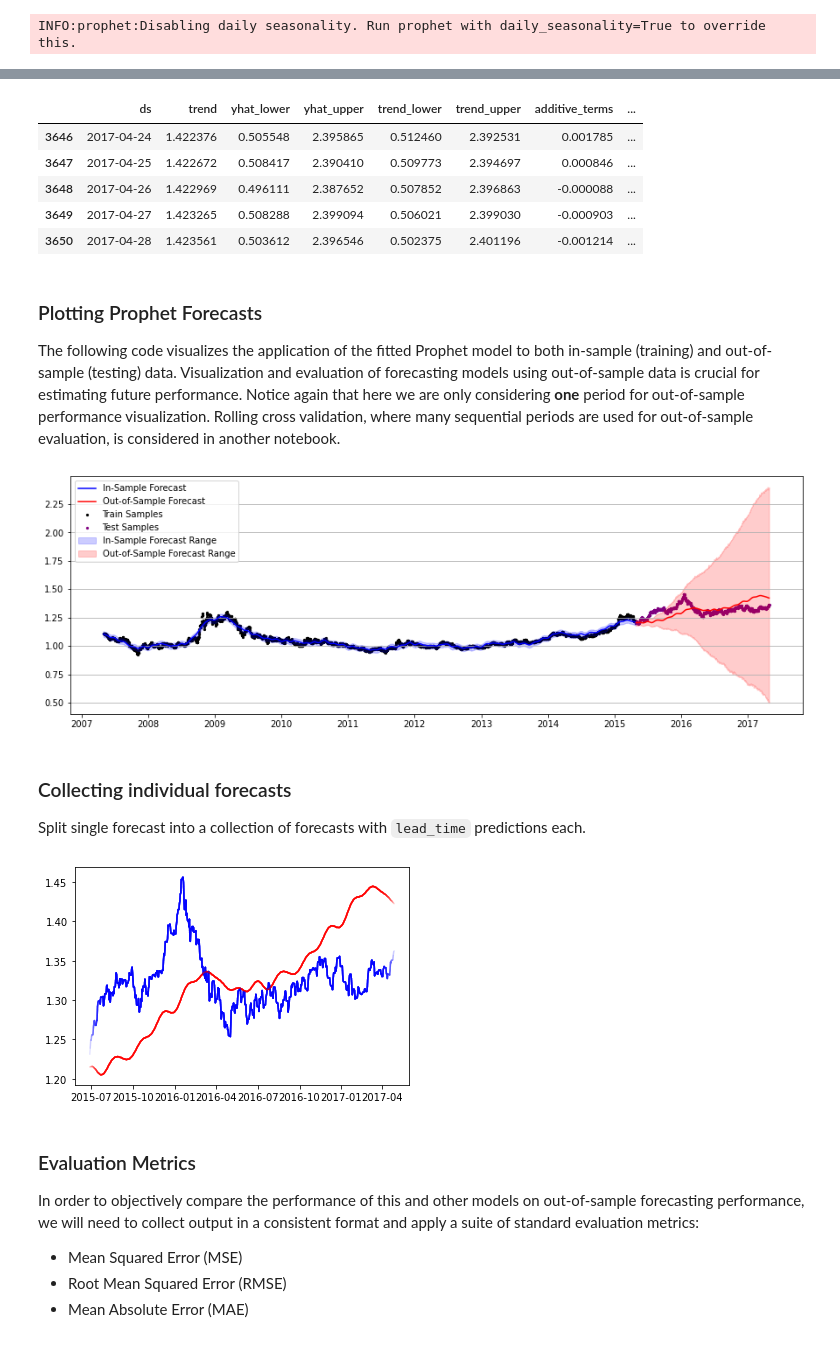
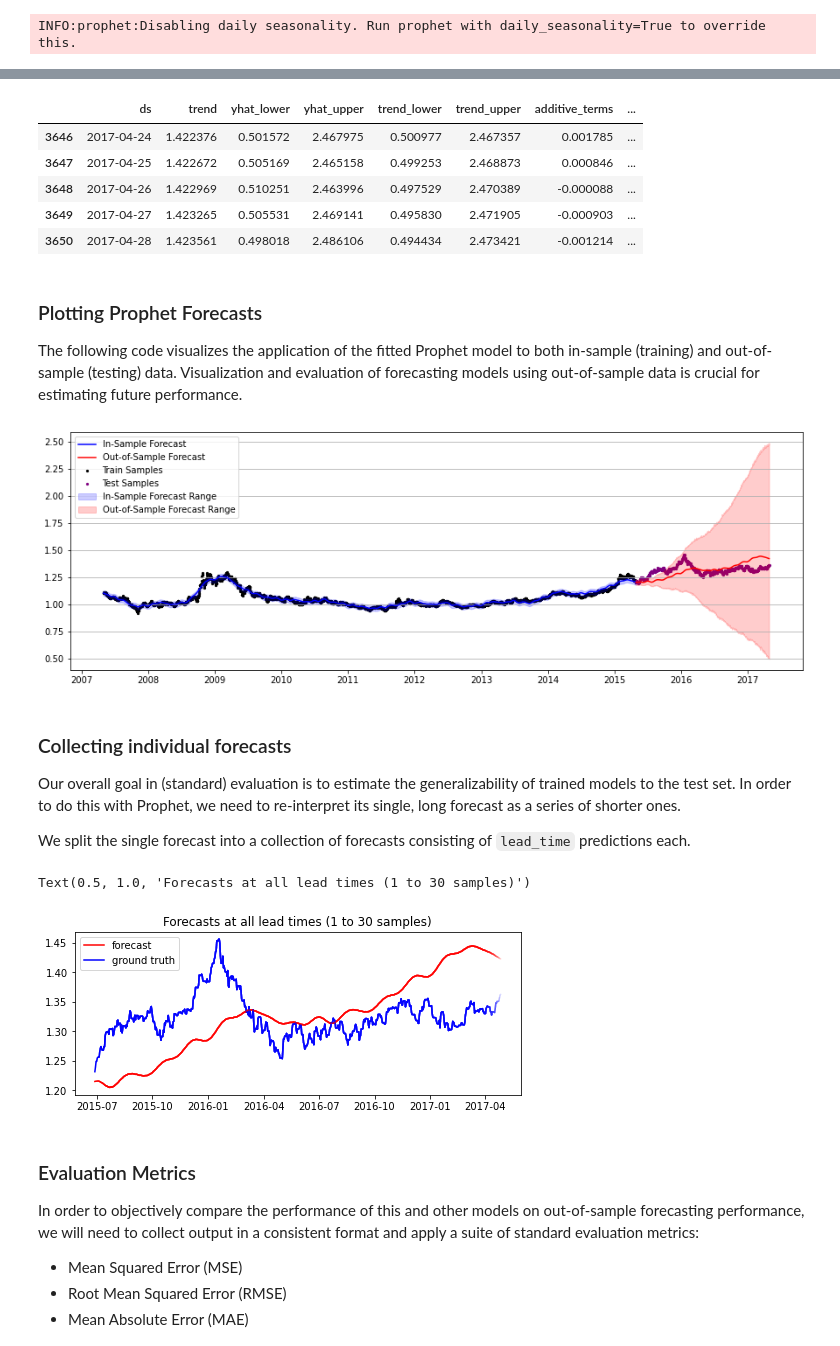
Before and after one commit to VectorInstitute/forecasting-with-dl, a Jupyter notebook: demos/demo1_prophet_neuralprophet_testset.ipynb, the cells around one changed output, grey strips where cells are left out. Saved outputs shown, nothing was run; the diff lists cells and outputs as text; code cells hidden in the pictures.

```diff
--- a/demos/demo1_prophet_neuralprophet_testset.ipynb
+++ b/demos/demo1_prophet_neuralprophet_testset.ipynb
@@ -132,5 +127,6 @@ Note that the `ds` column is already correctly formatted using the Pandas dateti
 # %%
 prophet_model_df = train_df[['date', 'USD_CLOSE']]
 prophet_model_df = train_df.rename({'date':'ds', 'USD_CLOSE':'y'}, axis=1)
+prophet_model_df = prophet_model_df[['ds', 'y']]
 prophet_model_df
 # %% [output]
@@ -165,15 +165,15 @@ forecast = model.predict(future)
 forecast.tail(5)
 # %% [output]
 |  | ds | trend | yhat_lower | yhat_upper | trend_lower | trend_upper | additive_terms | ... |
-| 3646 | 2017-04-24 | 1.422376 | 0.505548 | 2.395865 | 0.512460 | 2.392531 | 0.001785 | ... |
-| 3647 | 2017-04-25 | 1.422672 | 0.508417 | 2.390410 | 0.509773 | 2.394697 | 0.000846 | ... |
-| 3648 | 2017-04-26 | 1.422969 | 0.496111 | 2.387652 | 0.507852 | 2.396863 | -0.000088 | ... |
-| 3649 | 2017-04-27 | 1.423265 | 0.508288 | 2.399094 | 0.506021 | 2.399030 | -0.000903 | ... |
-| 3650 | 2017-04-28 | 1.423561 | 0.503612 | 2.396546 | 0.502375 | 2.401196 | -0.001214 | ... |
+| 3646 | 2017-04-24 | 1.422376 | 0.501572 | 2.467975 | 0.500977 | 2.467357 | 0.001785 | ... |
+| 3647 | 2017-04-25 | 1.422672 | 0.505169 | 2.465158 | 0.499253 | 2.468873 | 0.000846 | ... |
+| 3648 | 2017-04-26 | 1.422969 | 0.510251 | 2.463996 | 0.497529 | 2.470389 | -0.000088 | ... |
+| 3649 | 2017-04-27 | 1.423265 | 0.505531 | 2.469141 | 0.495830 | 2.471905 | -0.000903 | ... |
+| 3650 | 2017-04-28 | 1.423561 | 0.498018 | 2.486106 | 0.494434 | 2.473421 | -0.001214 | ... |
 # %% [markdown]
 ### Plotting Prophet Forecasts
 
-The following code visualizes the application of the fitted Prophet model to both in-sample (training) and out-of-sample (testing) data. Visualization and evaluation of forecasting models using out-of-sample data is crucial for estimating future performance. Notice again that here we are only considering **one** period for out-of-sample performance visualization. Rolling cross validation, where many sequential periods are used for out-of-sample evaluation, is considered in another notebook.
+The following code visualizes the application of the fitted Prophet model to both in-sample (training) and out-of-sample (testing) data. Visualization and evaluation of forecasting models using out-of-sample data is crucial for estimating future performance.
 # %%
 fig, ax = plt.subplots(figsize=(15, 5))
 
@@ -199,23 +199,33 @@ ax.fill_between(forecast.ds.iloc[-len(test_df):],
 ax.legend(loc='upper left')
 ax.grid(axis='y')
 # %% [output]
-[figure, old version]
+[figure, new version]
 # %% [markdown]
 ### Collecting individual forecasts
 
-Split single forecast into a collection of forecasts with `lead_time` predictions each.
+Our overall goal in (standard) evaluation is to estimate the generalizability of trained models to the test set. In order to do this with Prophet, we need to re-interpret its single, long forecast as a series of shorter ones.
+
+We split the single forecast into a collection of forecasts consisting of `lead_time` predictions each.
 # %%
+# We can use our ForecastingDataset class to help with formatting Prophet's output.
 forecast_eval_dataset = ForecastingDataset(forecast.iloc[-len(test_df):], lag_time, lead_time, ['yhat'])
 
-fig, ax = plt.subplots()
+fig, ax = plt.subplots(figsize=(8,3))
 
 for i in range(len(forecast_eval_dataset)):
     x, y, x_d, y_d = forecast_eval_dataset[i]
     x_gt, y_gt, x_gt_d, y_gt_d = test_dataset[i]
-    ax.plot(y_d, y, alpha=0.1, color='red')
-    ax.plot(y_gt_d, y_gt['USD_CLOSE'], alpha=0.1, color='blue')
+    if i == 0:
+        ax.plot(y_d, y, alpha=1.0, color='red', label='forecast')
+        ax.plot(y_gt_d, y_gt['USD_CLOSE'], alpha=1.0, color='blue', label='ground truth')
+    else:
+        ax.plot(y_d, y, alpha=0.1, color='red')
+        ax.plot(y_gt_d, y_gt['USD_CLOSE'], alpha=0.1, color='blue')
+plt.legend()
+plt.title(f"Forecasts at all lead times (1 to {lead_time} samples)")
 # %% [output]
+Text(0.5, 1.0, 'Forecasts at all lead times (1 to 30 samples)')
-[figure, old version]
+[figure, new version]
 # %% [markdown]
 ### Evaluation Metrics
 
```
Also changed, not shown: parts of 52 cells of this notebook, 1 other file.
